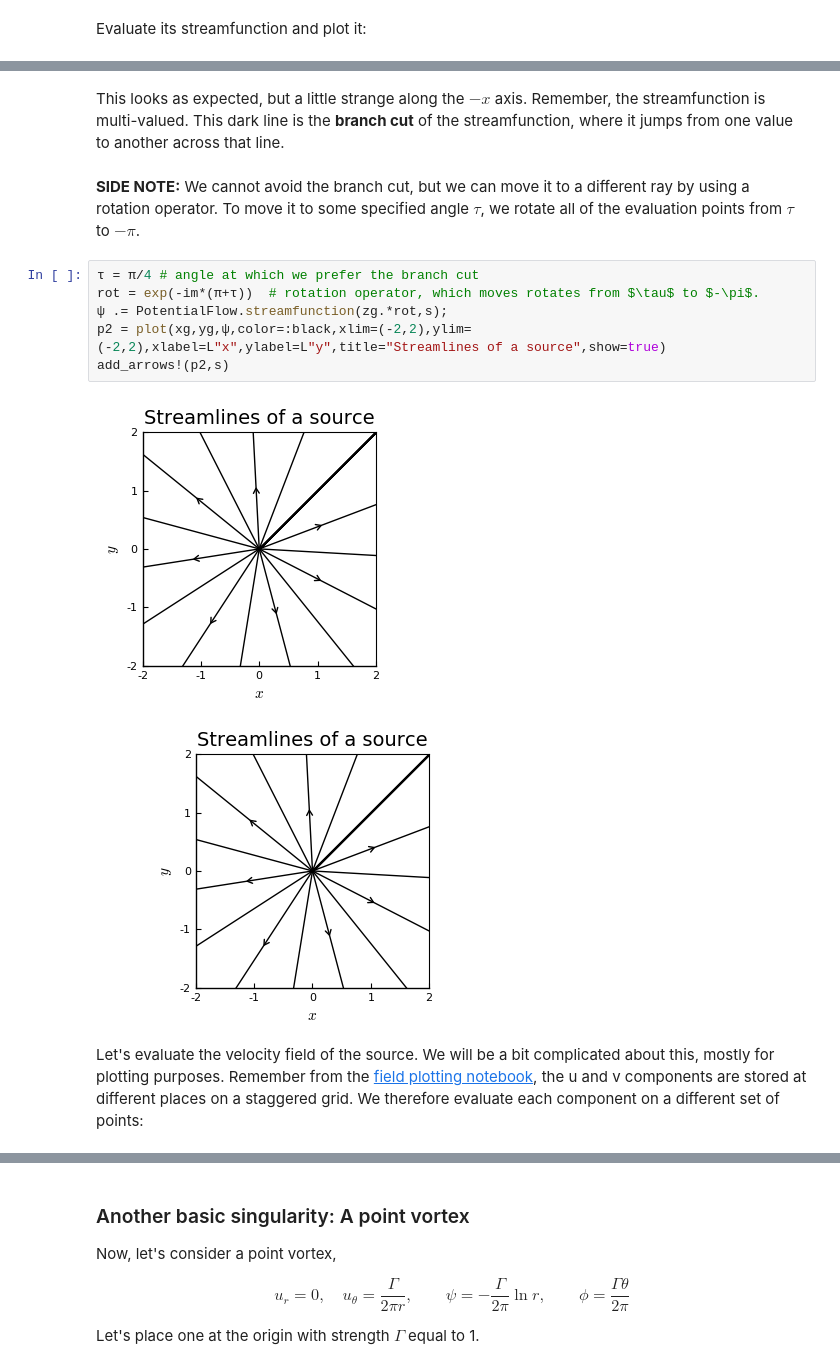
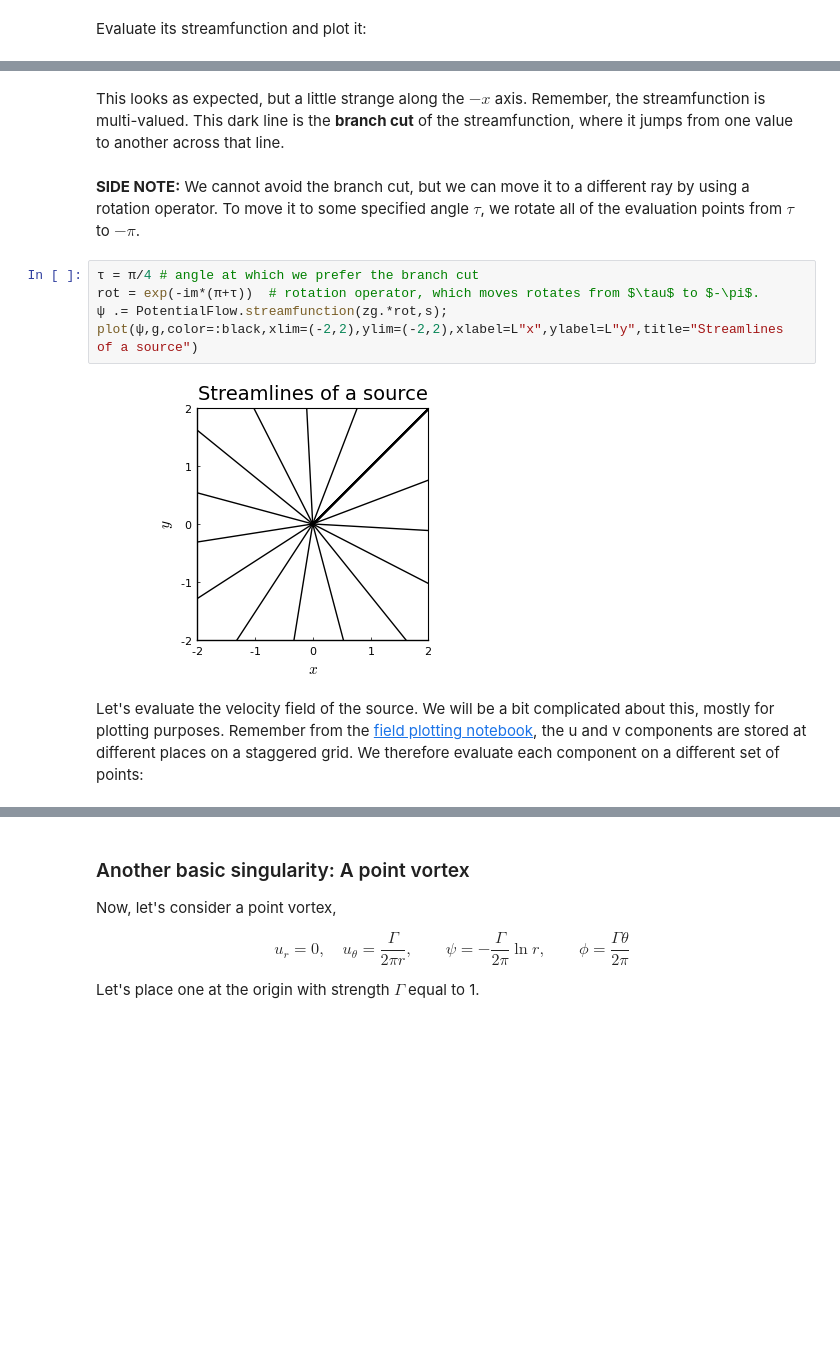
Before and after one commit to UCLAMAEThreads/MAE150A, a Jupyter notebook: notebook/2.1-BasicPotentialFlows.ipynb, the cells around one changed output, grey strips where cells are left out. Saved outputs shown, nothing was run; the diff lists cells and outputs as text; blank space fills up the shorter version.

```diff
--- a/notebook/2.1-BasicPotentialFlows.ipynb
+++ b/notebook/2.1-BasicPotentialFlows.ipynb
@@ -176,18 +188,23 @@ add_arrows!(p2,s)
 # %% [markdown]
-This looks as expected, but a little strange along the $-x$ axis. Remember, the streamfunction is multi-valued. This dark line is the **branch cut** of the streamfunction, where it jumps from one value to another across that line.
+This looks as expected, but a little strange along the $-x$ axis. Remember, the
+streamfunction is multi-valued. This dark line is the **branch cut** of the streamfunction,
+where it jumps from one value to another across that line.
 # %% [markdown]
-**SIDE NOTE:** We cannot avoid the branch cut, but we can move it to a different ray by using a rotation operator. To move it to some specified angle $\tau$, we rotate all of the evaluation points from $\tau$ to $-\pi$.
+**SIDE NOTE:** We cannot avoid the branch cut, but we can move it to a different
+ray by using a rotation operator. To move it to some specified angle $\tau$, we
+rotate all of the evaluation points from $\tau$ to $-\pi$.
 # %%
 τ = π/4 # angle at which we prefer the branch cut
 rot = exp(-im*(π+τ))  # rotation operator, which moves rotates from $\tau$ to $-\pi$.
 ψ .= PotentialFlow.streamfunction(zg.*rot,s);
-p2 = plot(xg,yg,ψ,color=:black,xlim=(-2,2),ylim=(-2,2),xlabel=L"x",ylabel=L"y",title="Streamlines of a source",show=true)
-add_arrows!(p2,s)
+plot(ψ,g,color=:black,xlim=(-2,2),ylim=(-2,2),xlabel=L"x",ylabel=L"y",title="Streamlines of a source")
 # %% [output]
-[figure, old version]
+[figure, new version]
-[figure, removed]
 # %% [markdown]
-Let's evaluate the velocity field of the source. We will be a bit complicated about this, mostly for plotting purposes. Remember from the [field plotting notebook](1.2-PlottingFlowFields), the u and v components are stored at different places on a staggered grid. We therefore evaluate each component on a different set of points:
+Let's evaluate the velocity field of the source. We will be a bit complicated about
+this, mostly for plotting purposes. Remember from the [field plotting notebook](1.2-PlottingFlowFields),
+the u and v components are stored at different places on a staggered grid. We therefore
+evaluate each component on a different set of points:
 # %%
 u.u .= real.(induce_velocity(zu,s,0.0))
 u.v .= imag.(induce_velocity(zv,s,0.0));
```
Also changed, not shown: parts of 62 cells of this notebook, 14 other files.
